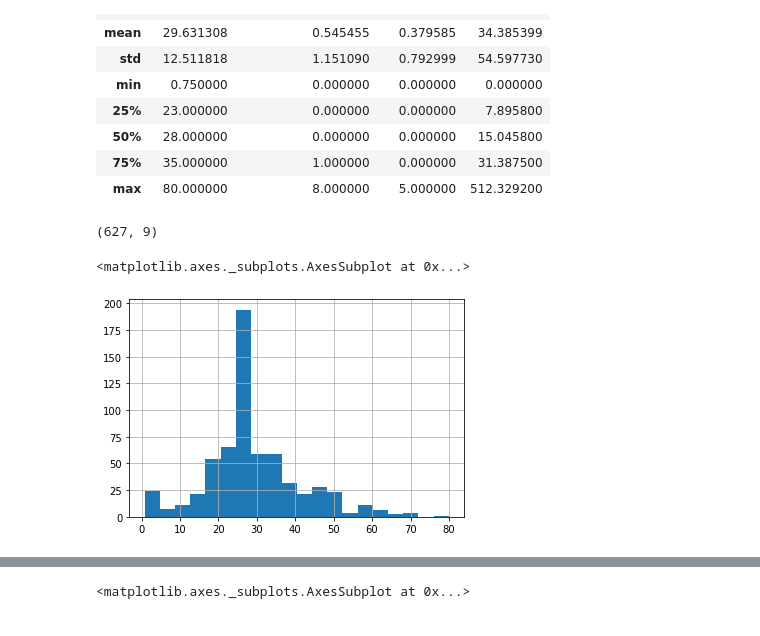
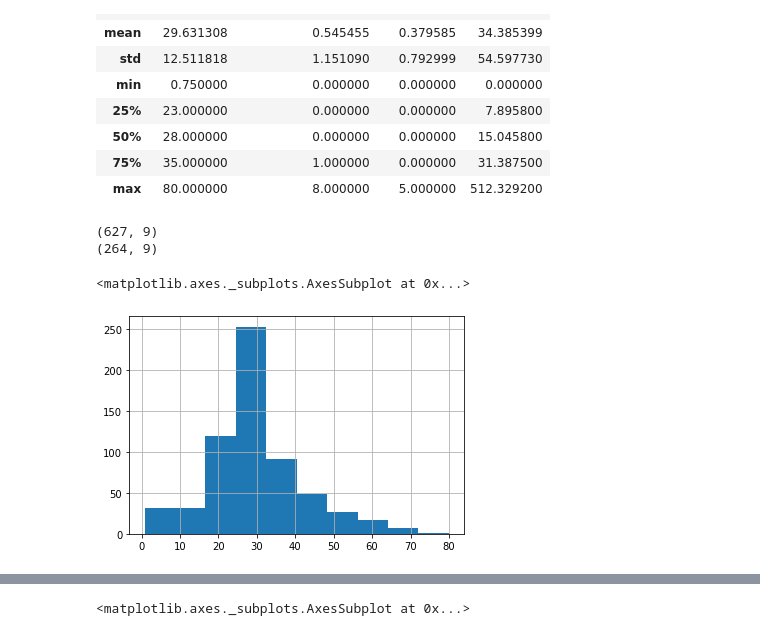
Before and after one commit to christophblessing/tensorflow, a Jupyter notebook: linearRegression.ipynb, the cells around one changed output, grey strips where cells are left out. Cells and saved outputs as stored; diff of their text form; code cells hidden in the pictures.

```diff
--- a/linearRegression.ipynb
+++ b/linearRegression.ipynb
@@ -70,11 +73,13 @@ dftrain.describe()
 | 75% | 35.000000 | 1.000000 | 0.000000 | 31.387500 |
 | max | 80.000000 | 8.000000 | 5.000000 | 512.329200 |
 # %%
-dftrain.shape # 627 entries, 9 features
+print(dftrain.shape) # 627 entries, 9 features
+print(dfeval.shape) # 264 entries, 9 features
 # %% [output]
 (627, 9)
+(264, 9)
 # %%
-dftrain.age.hist(bins=20) # Most passengers are in their 20's or 30's
+dftrain.age.hist() # Most passengers are in their 20's or 30's
 # %% [output]
 <matplotlib.axes._subplots.AxesSubplot at 0x...>
-[figure, old version]
+[figure, new version]
```
Also changed, not shown: parts of 12 cells of this notebook.
